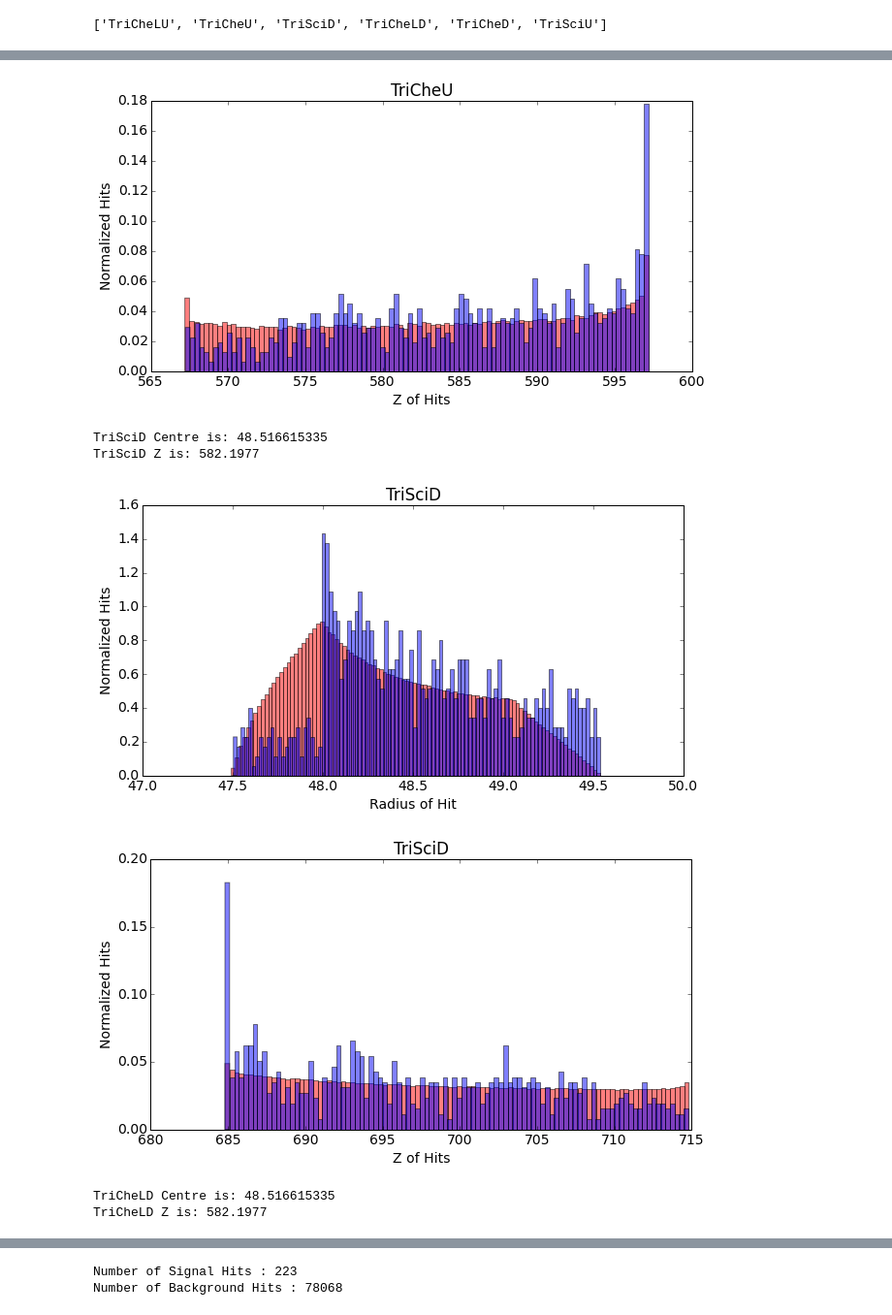
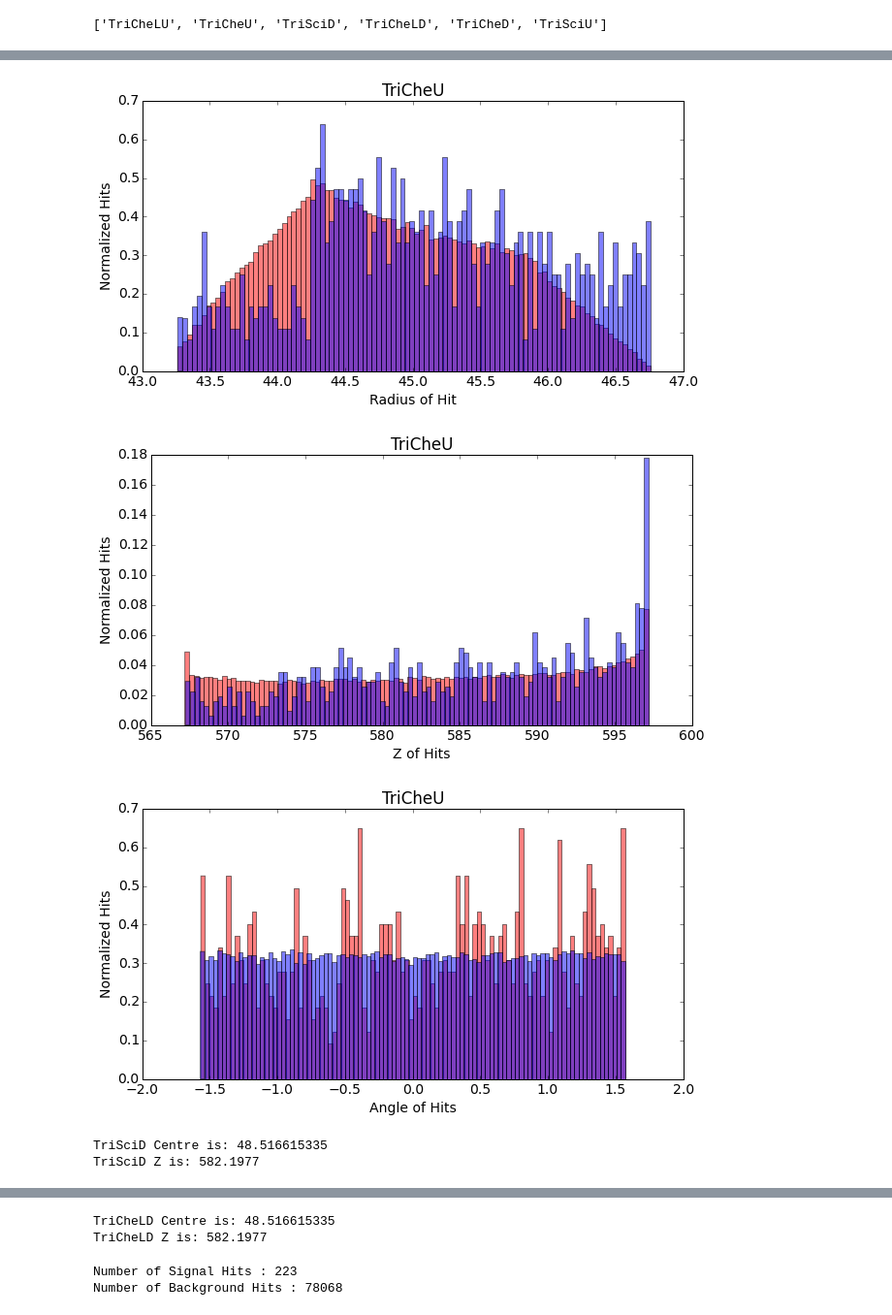
Before and after one commit to ewengillies/track-finding-yandex, a Jupyter notebook: notebooks/Probe_Trigger_Signal.ipynb, the cells around one changed output, grey strips where cells are left out. Shown at 97% size. Drawn from its saved outputs; the diff is of its cells as text; code cells hidden in the pictures.

```diff
--- a/notebooks/Probe_Trigger_Signal.ipynb
+++ b/notebooks/Probe_Trigger_Signal.ipynb
@@ -64,11 +64,14 @@ for vol in list(set(these_hits.data["M_volName"])):
     sig_z_pos = vol_sig_hits["M_z"]
     bkg_z_pos = vol_bkg_hits["M_z"]
 
+    sig_angle = np.arctan(vol_sig_hits["M_y"]/vol_sig_hits["M_x"])
+    bkg_angle = np.arctan(vol_bkg_hits["M_y"]/vol_bkg_hits["M_x"])
+
+
     print vol + " Centre is: " + str((max(radius) + min(radius))/2.)
     print vol + " Z is: " + str((max(z_pos) + min(z_pos))/2.)
     plt.hist(bkg_radius, bins=100, normed=True, color='red', alpha=0.5)
     plt.hist(sig_radius, bins=100, normed=True, color='blue', alpha=0.5)
-
     plt.title(vol)
     plt.xlabel("Radius of Hit")
     plt.ylabel("Normalized Hits")
@@ -79,6 +82,12 @@ for vol in list(set(these_hits.data["M_volName"])):
     plt.xlabel("Z of Hits")
     plt.ylabel("Normalized Hits")
     show()
+    plt.hist(sig_angle, bins=100, normed=True, color='red', alpha=0.5)
+    plt.hist(bkg_angle, bins=100, normed=True, color='blue', alpha=0.5)
+    plt.title(vol)
+    plt.xlabel("Angle of Hits")
+    plt.ylabel("Normalized Hits")
+    show()
 # %% [output]
 TriCheLU Centre is: 48.516615335
 TriCheLU Z is: 582.1977
@@ -90,7 +99,5 @@ TriCheU Z is: 582.1977
-[figure, old version]
+[figure, new version]
-TriSciD Centre is: 48.516615335
-TriSciD Z is: 582.1977
-[figure, old version]
+[figure, new version]
-[figure, old version]
+[figure, new version]
-TriCheLD Centre is: 48.516615335
-TriCheLD Z is: 582.1977
+TriSciD Centre is: 48.516615335
+TriSciD Z is: 582.1977
@@ -100,3 +107,5 @@ TriCheLD Z is: 582.1977
+TriCheLD Centre is: 48.516615335
+TriCheLD Z is: 582.1977
 # %%
 for vol in list(set(these_hits.data["M_volName"])):
     sig_hits = these_hits.get_signal_hits()
```
Also changed, not shown: parts of 1 cell of this notebook.
